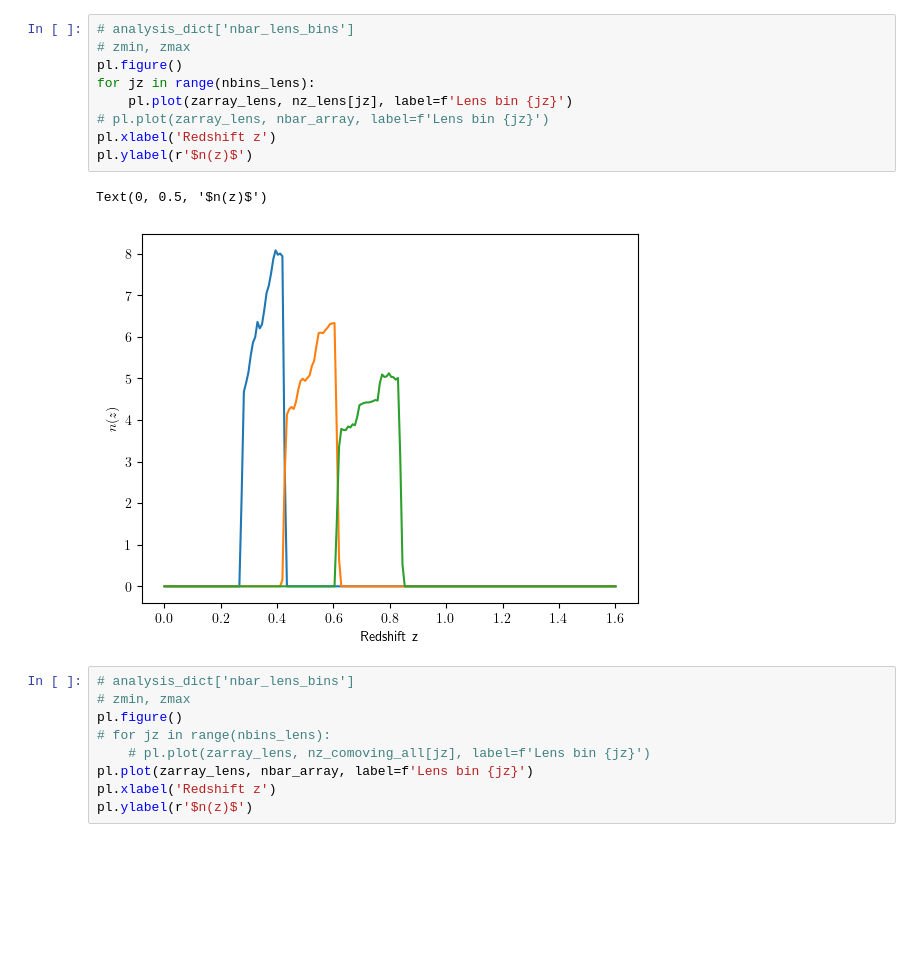
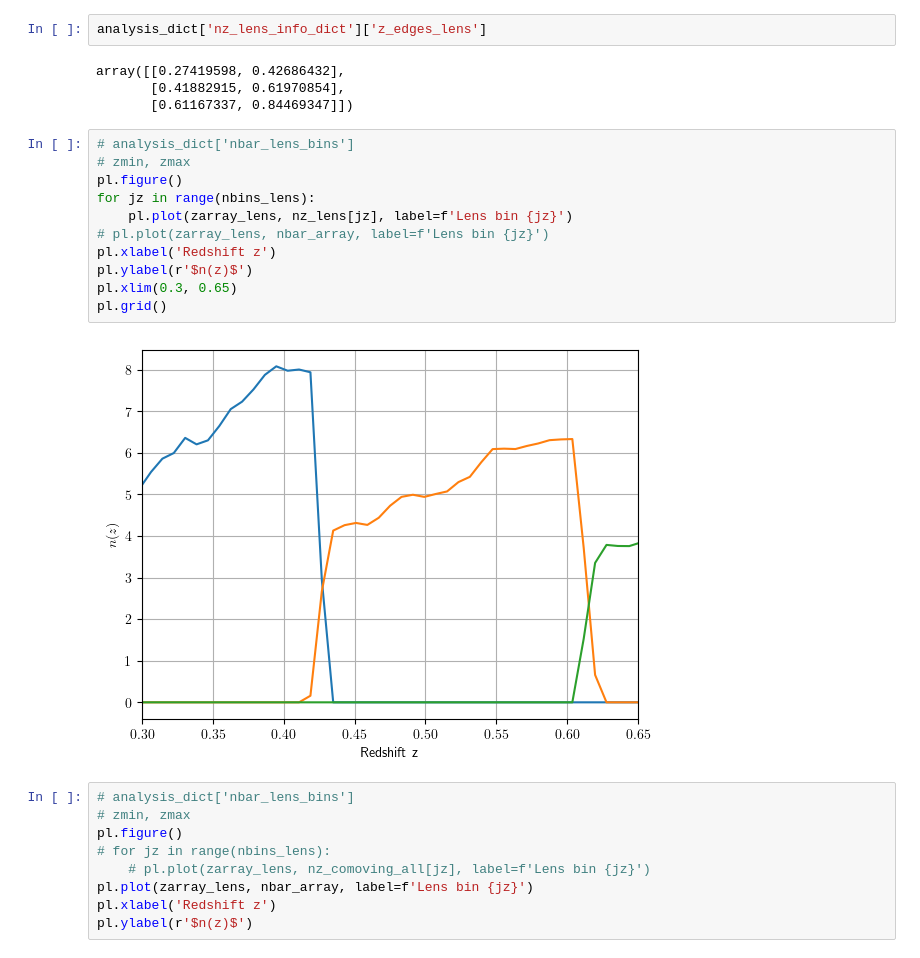
Before and after one commit to shivampcosmo/GODMAX, a Jupyter notebook: notebooks/xDESI/fit_abacus_Clgg.ipynb, the cells around one changed output. Saved outputs shown, nothing was run; the diff lists cells and outputs as text; blank space fills up the shorter version.

```diff
--- a/notebooks/xDESI/fit_abacus_Clgg.ipynb
+++ b/notebooks/xDESI/fit_abacus_Clgg.ipynb
@@ -277,18 +283,25 @@ analysis_dict['symbolic_hmf'] = True
 
 # analysis_dict['symbolic_pk'] = False
 # analysis_dict['symbolic_hmf'] = False
+# %%
+analysis_dict['nz_lens_info_dict']['z_edges_lens']
+# %% [output]
+array([[0.27419598, 0.42686432],
+       [0.41882915, 0.61970854],
+       [0.61167337, 0.84469347]])
 # %%
 # analysis_dict['nbar_lens_bins']
 # zmin, zmax
 pl.figure()
 for jz in range(nbins_lens):
     pl.plot(zarray_lens, nz_lens[jz], label=f'Lens bin {jz}')
 # pl.plot(zarray_lens, nbar_array, label=f'Lens bin {jz}')
 pl.xlabel('Redshift z')
 pl.ylabel(r'$n(z)$')
+pl.xlim(0.3, 0.65)
+pl.grid()
 # %% [output]
-Text(0, 0.5, '$n(z)$')
-[figure, old version]
+[figure, new version]
 # %%
 # analysis_dict['nbar_lens_bins']
 # zmin, zmax
```
Also changed, not shown: parts of 14 cells of this notebook, 5 other files.
